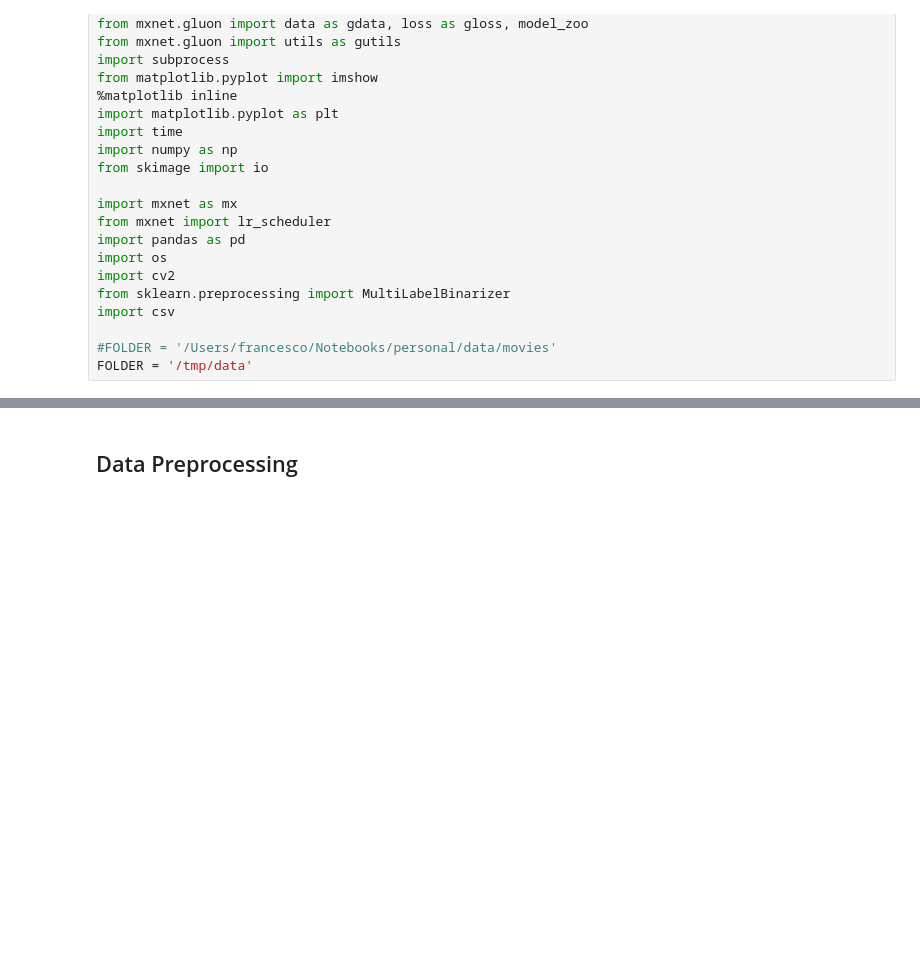
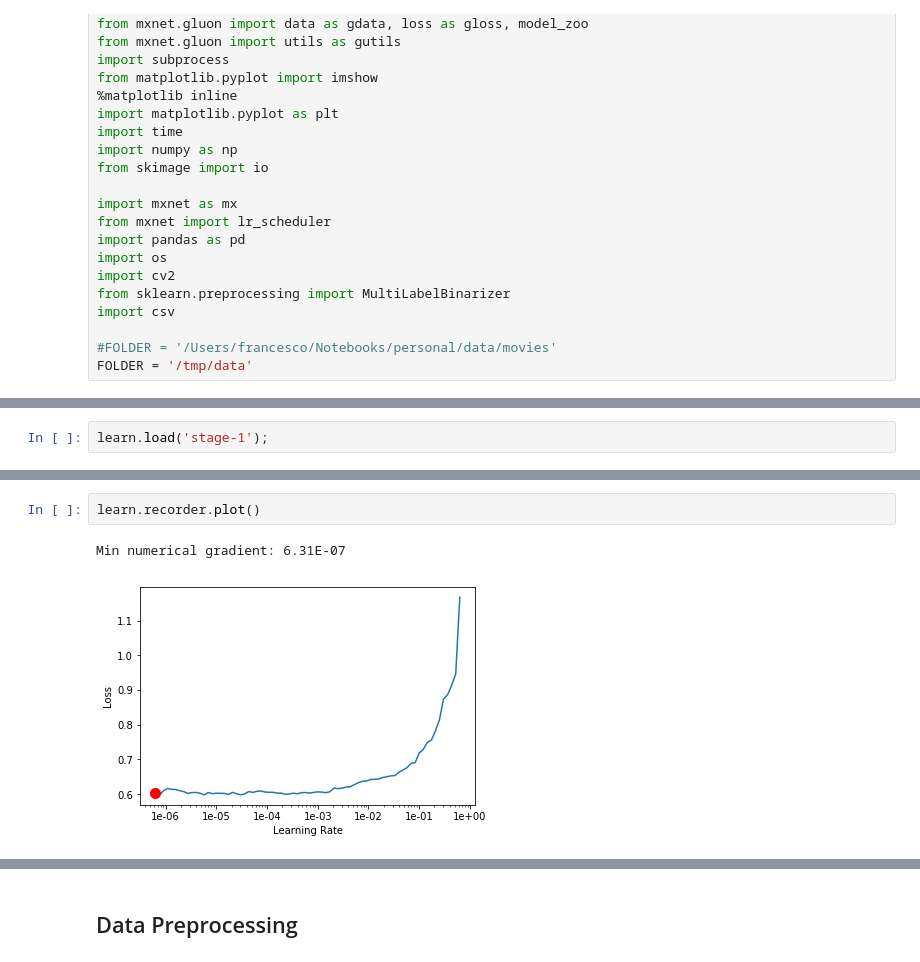
Before and after one commit to FraPochetti/KagglePlaygrounds, a Jupyter notebook: MXNetImage.ipynb, the cells around one changed output, grey strips where cells are left out. Cells and saved outputs as stored; diff of their text form; blank space fills up the shorter version.

```diff
--- a/MXNetImage.ipynb
+++ b/MXNetImage.ipynb
@@ -27,0 +78,2 @@ FOLDER = '/tmp/data'
+# %%
+learn.load('stage-1');
@@ -27,0 +88,5 @@ FOLDER = '/tmp/data'
+# %%
+learn.recorder.plot()
+# %% [output]
+Min numerical gradient: 6.31E-07
+[figure, added]
```
Also changed, not shown: parts of 27 cells of this notebook.
